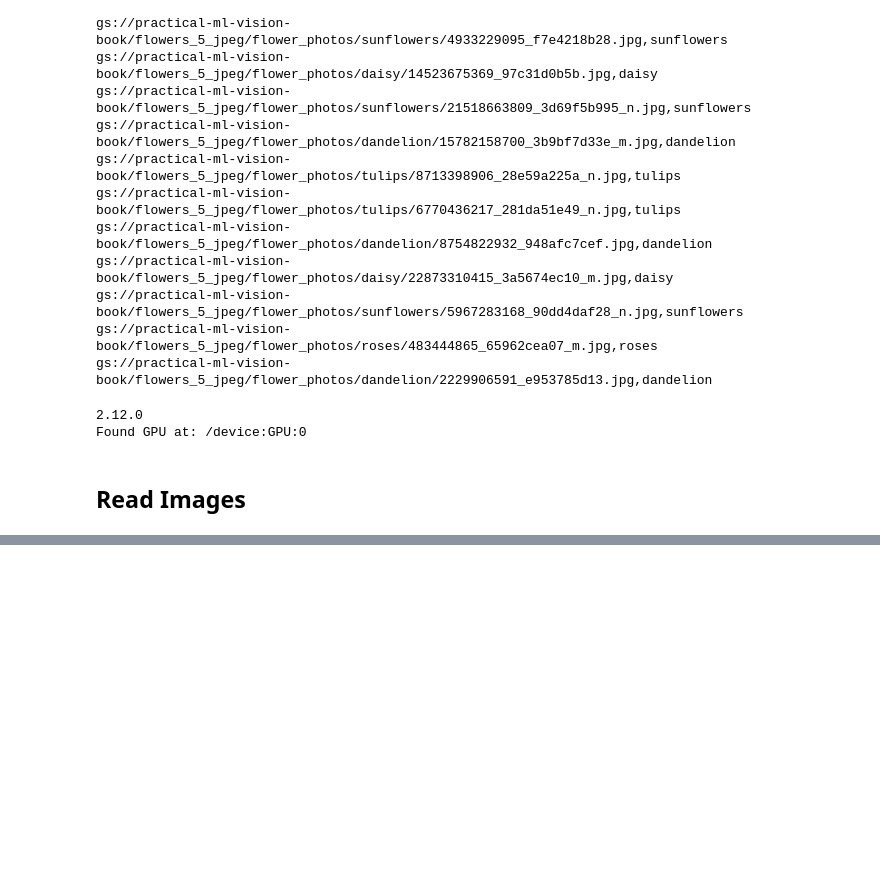
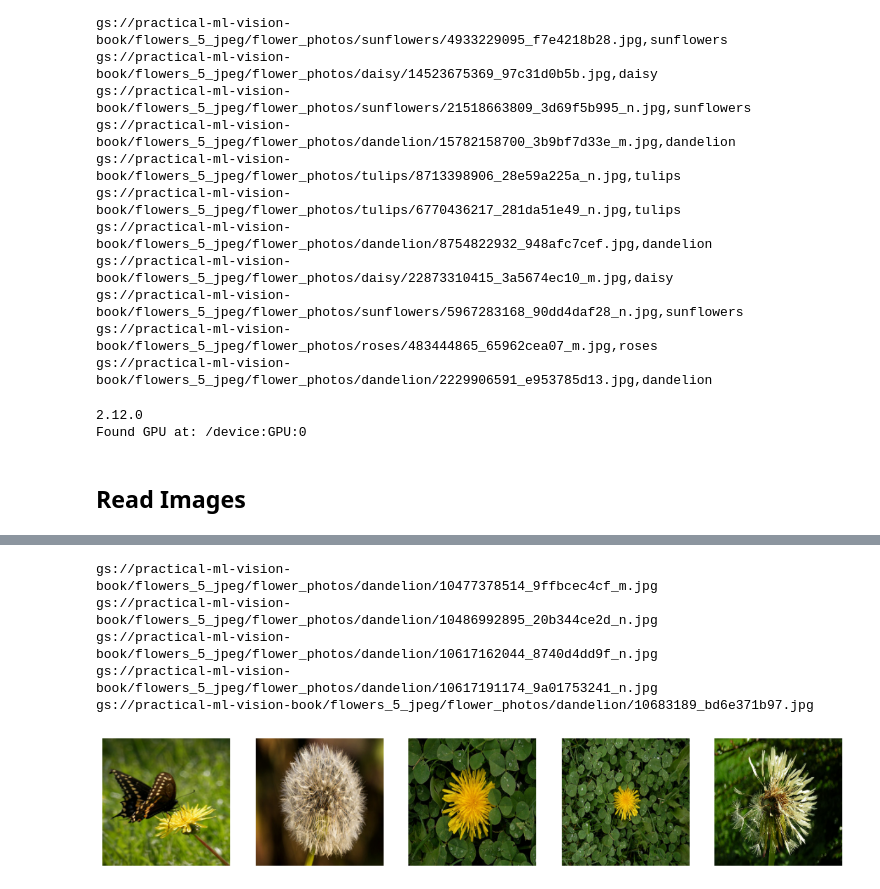
Before and after one commit to Ramseths/computervision_lm, a Jupyter notebook: linear_model.ipynb, the cells around one changed output, grey strips where cells are left out. Saved outputs shown, nothing was run; the diff lists cells and outputs as text; code cells hidden in the pictures; blank space fills up the shorter version.

```diff
--- a/linear_model.ipynb
+++ b/linear_model.ipynb
@@ -57,0 +68,18 @@ def read_and_decode(filename, reshape_dims):
+# %%
+# Get specific class
+dandelion = tf.io.gfile.glob("gs://practical-ml-vision-book/flowers_5_jpeg/flower_photos/dandelion/*.jpg")
+# %%
+# Visualize images
+f, ax = plt.subplots(1, 5, figsize=(15,15))
+for idx, filename in enumerate(dandelion[5:10]):
+  print(filename)
+  img = read_and_decode(filename, [IMG_HEIGHT, IMG_WIDTH])
+  ax[idx].imshow((img.numpy()));
+  ax[idx].axis('off')
+# %% [output]
+gs://practical-ml-vision-book/flowers_5_jpeg/flower_photos/dandelion/10477378514_9ffbcec4cf_m.jpg
+gs://practical-ml-vision-book/flowers_5_jpeg/flower_photos/dandelion/10486992895_20b344ce2d_n.jpg
+gs://practical-ml-vision-book/flowers_5_jpeg/flower_photos/dandelion/10617162044_8740d4dd9f_n.jpg
+gs://practical-ml-vision-book/flowers_5_jpeg/flower_photos/dandelion/10617191174_9a01753241_n.jpg
+gs://practical-ml-vision-book/flowers_5_jpeg/flower_photos/dandelion/10683189_bd6e371b97.jpg
+[figure, added]
```
Also changed, not shown: parts of 1 cell of this notebook.
